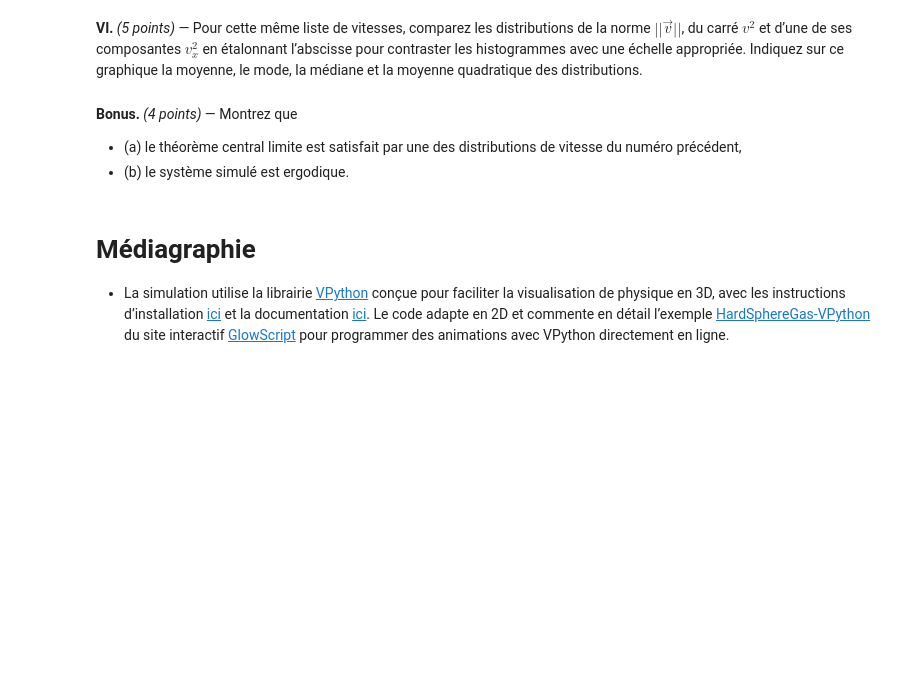
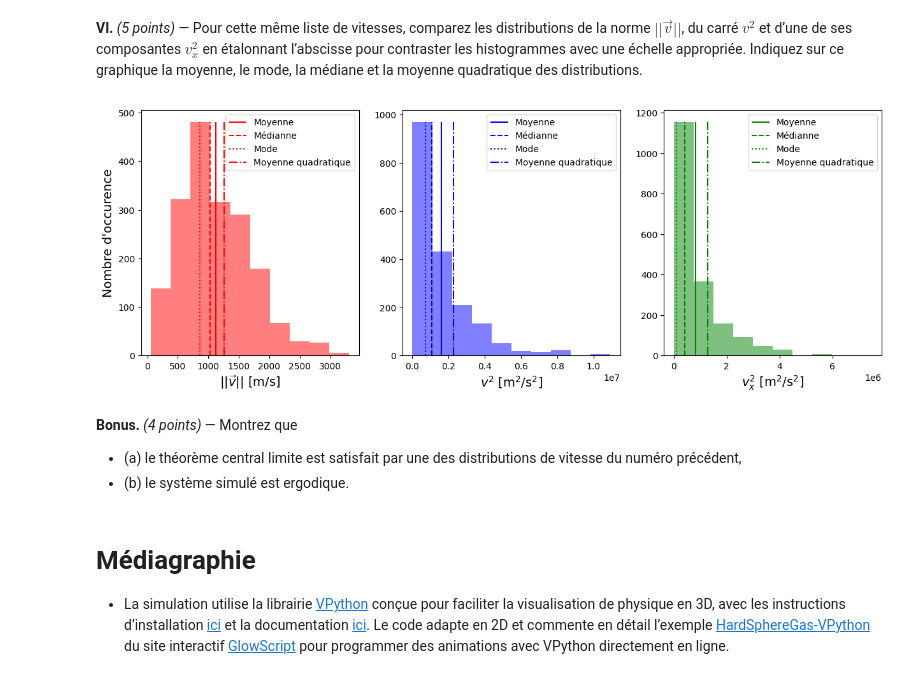
Before and after one commit to oliviergilbertastro/Laboratoires, a Jupyter notebook: PHY-3003/tdsTP_Part1_h25.ipynb, the cells around one changed output. Cells and saved outputs as stored; diff of their text form; code cells hidden in the pictures; blank space fills up the shorter version.

Commit message:
Stats + distributions

```diff
--- a/PHY-3003/tdsTP_Part1_h25.ipynb
+++ b/PHY-3003/tdsTP_Part1_h25.ipynb
@@ -169,3 +138,76 @@ Vitesse moyenne scalaire: 592.3234062741983 m/s
+# %%
+import numpy as np
+import matplotlib.pyplot as plt
+from scipy.stats import mode
+
+data = np.loadtxt("data.txt")
+temps_entre_collision = data[:,0]
+distance_entre_collision = data[:,1]
+distance_x_entre_collision = data[:,2]
+distance_y_entre_collision = data[:,3]
+distance_z_entre_collision = data[:,4]
+
+vitesse_vecteur = [vector(distance_x_entre_collision[i]/temps_entre_collision[i],distance_y_entre_collision[i]/temps_entre_collision[i],distance_z_entre_collision[i]/temps_entre_collision[i]) for i in range(len(temps_entre_collision))]
+vitesse_scalaire = distance_entre_collision/temps_entre_collision
+
+norme_vitesse = np.array([i.mag for i in vitesse_vecteur])
+vitesse_scalaire_carre = norme_vitesse**2
+vitesse_x_carre = np.array(distance_x_entre_collision/temps_entre_collision)**2
+
+def stats(a):
+    """Retourne les statistiques qu'on veut afficher pour un array quelconque 'a'."""
+    mean_val = np.mean(a)
+    median_val = np.median(a)
+    mode_val = mode(a, nan_policy='omit', keepdims=False)[0]
+    rms_val = np.sqrt(np.mean(a**2))
+    return mean_val, median_val, mode_val, rms_val
+
+if False:
+    # Plot en log
+    hist1 = plt.hist(norme_vitesse, density=False, alpha=0.5, color="red", label=r"$||{\vec{v}}||$")
+    hist2 = plt.hist(vitesse_scalaire_carre, density=False, alpha=0.5, color="blue", label=r"$v^2$")
+    hist3 = plt.hist(vitesse_x_carre, density=False, alpha=0.5, color="green", label=r"$v_x^2$")
+    max_val = np.max([np.max(hist1[0]), np.max(hist2[0]), np.max(hist3[0])])
+    for i,distribution in enumerate([norme_vitesse,vitesse_scalaire_carre,vitesse_x_carre]):
+        stat = stats(distribution)
+        color = ["red","blue","green"][i]
+        plt.vlines(stat[0], 0, max_val, linestyles="solid", color=color)
+        plt.vlines(stat[1], 0, max_val, linestyles="dashed", color=color)
+        plt.vlines(stat[2], 0, max_val, linestyles="dotted", color=color)
+        plt.vlines(stat[3], 0, max_val, linestyles="dashdot", color=color)
+    plt.xscale("log")
+    plt.ylabel("Nombre d'occurence")
+    plt.legend()
+    plt.show()
+
+
+# Mon graphique:
+fig = plt.figure(figsize=(15,5))
+ax1 = plt.subplot(131)
+ax2 = plt.subplot(132)
+ax3 = plt.subplot(133)
+hist1 = ax1.hist(norme_vitesse, density=False, alpha=0.5, color="red")
+hist2 = ax2.hist(vitesse_scalaire_carre, density=False, alpha=0.5, color="blue")
+hist3 = ax3.hist(vitesse_x_carre, density=False, alpha=0.5, color="green")
+for i,distribution in enumerate([norme_vitesse,vitesse_scalaire_carre,vitesse_x_carre]):
+    stat = stats(distribution)
+    max_val = np.max(([hist1,hist2,hist3][i])[0])
+    color = ["red","blue","green"][i]
+    ax = [ax1,ax2,ax3][i]
+    ax.vlines(stat[0], 0, max_val, linestyles="solid", color=color, label="Moyenne")
+    ax.vlines(stat[1], 0, max_val, linestyles="dashed", color=color, label="Médianne")
+    ax.vlines(stat[2], 0, max_val, linestyles="dotted", color=color, label="Mode")
+    ax.vlines(stat[3], 0, max_val, linestyles="dashdot", color=color, label="Moyenne quadratique")
+ax1.set_ylabel("Nombre d'occurence", fontsize=14)
+ax1.set_xlabel(r"$||{\vec{v}}||$ [m/s]", fontsize=14)
+ax2.set_xlabel(r"$v^2$ [m$^2$/s$^2$]", fontsize=14)
+ax3.set_xlabel(r"$v_x^2$ [m$^2$/s$^2$]", fontsize=14)
+ax1.legend()
+ax2.legend()
+ax3.legend()
+plt.show()
+# %% [output]
+[figure, added]
 # %% [markdown]
 **Bonus.** _(4 points)_ &mdash; Montrez que
 - (a) le théorème central limite est satisfait par une des distributions de vitesse du numéro précédent,
```
Also changed, not shown: parts of 5 cells of this notebook, 3 other files.
